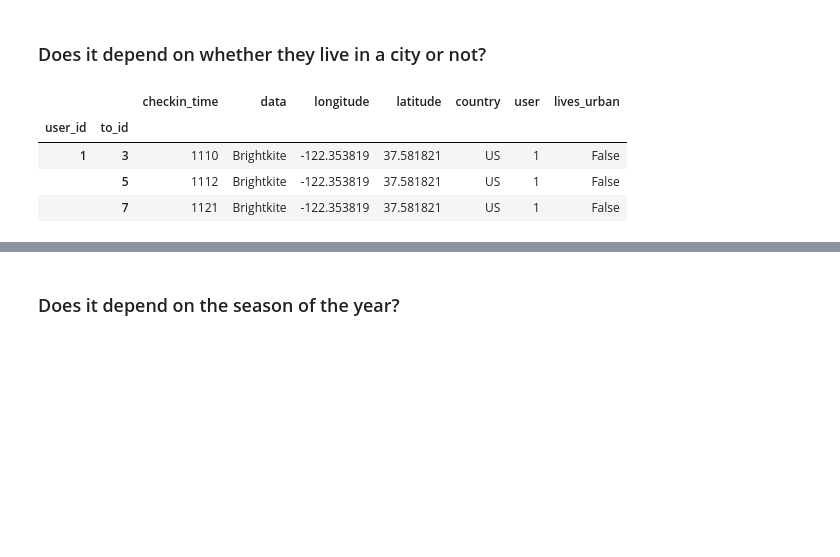
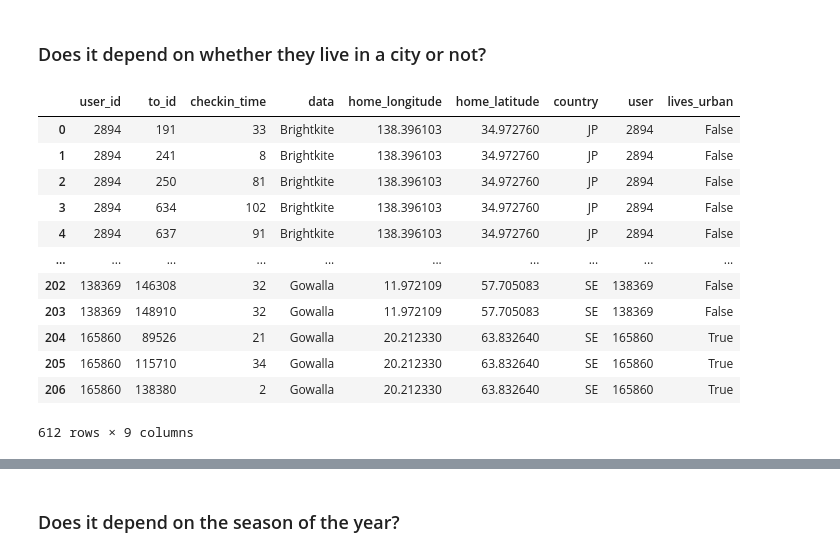
Before and after one commit to epfl-ada/ada-2020-project-milestone-p3-p3_, a Jupyter notebook: research_question_2.ipynb, the cells around one changed output, grey strips where cells are left out. Drawn from its saved outputs; the diff is of its cells as text; code cells hidden in the pictures; blank space fills up the shorter version.

```diff
--- a/research_question_2.ipynb
+++ b/research_question_2.ipynb
@@ -113,4 +90,4 @@ gw_home_locs_ = home_locations(gw_checkins_)
 # %%
 # Add each friend's B home location to the extended dataframe
-bk_checkins_merged = bk_checkins_merged.merge(bk_home_locs_, left_on = "to_id", right_index = True).drop(columns=['location'], axis = 1)
-gw_checkins_merged = gw_checkins_merged.merge(gw_home_locs_, left_on = "to_id", right_index = True).drop(columns=['location'], axis = 1)
+bk_checkins_merged = bk_checkins_merged.merge(B_homes, left_on='to_id', right_index=True)#.drop(columns=['home_longitude_y', 'home_latitude_y'], axis=1)
+gw_checkins_merged = gw_checkins_merged.merge(G_homes, left_on='to_id', right_index=True)#.drop(columns=['home_longitude_y', 'home_latitude_y'], axis=1)
@@ -132,7 +94,7 @@ Length: 811392, dtype: float64
 # %%
 # Calculate the distance between check-ins and friends home
-bk_checkins_merged['distances_to_friend'] = bk_checkins_merged.apply(lambda x: distance((x['latitude_x'], x['longitude_x']), (x['latitude_y'], x['longitude_y'])).km, axis = 1)
-gw_checkins_merged['distances_to_friend'] = gw_checkins_merged.apply(lambda x: distance((x['latitude_x'], x['longitude_x']), (x['latitude_y'], x['longitude_y'])).km, axis = 1)
+bk_checkins_merged['distances_to_friend'] = bk_checkins_merged.apply(lambda x: distance((x['latitude'], x['longitude']), (x['home_latitude'], x['home_longitude'])).km, axis = 1)
+gw_checkins_merged['distances_to_friend'] = gw_checkins_merged.apply(lambda x: distance((x['latitude'], x['longitude']), (x['home_latitude'], x['home_longitude'])).km, axis = 1)
 # %%
 # Investigate if a check-in was a friends visit or not
 # by grouping by check-in id's and checking if any distance is smaller than r
@@ -172,27 +134,35 @@ G_homes = G_homes[G_homes.index.isin(gw_checkins['user_id'])]#.isin()
 # %%
 # Does user live in a city?
-B_merge = B_homes.merge(cities, left_on = 'country', right_on = 'iso2')
-B_merge['distance_to_city'] = B_merge.apply(lambda row: distance((row['latitude'], row['longitude']), (row['lat'],row['lng']) ).km, axis = 1)
+B_merge = B_homes.merge(cities_non_US, left_on = 'country', right_on = 'iso2')
+B_merge['distance_to_city'] = B_merge.apply(lambda row: distance((row['home_latitude'], row['home_longitude']), (row['lat'],row['lng']) ).km, axis = 1)
 B_lives_urban = B_merge.groupby("user").apply(lambda x: (x['distance_to_city'] < x['radius']).any()).to_frame()
 B_lives_urban = B_lives_urban.rename(columns = {0:'lives_urban'})
 B_homes = B_homes.merge(B_lives_urban, left_on = 'user', right_index = True)
 # %%
 # Does user live in a city?
-G_merge = G_homes.merge(cities, left_on = 'country', right_on = 'iso2')
-G_merge['distance_to_city'] = G_merge.apply(lambda row: distance((row['latitude'], row['longitude']), (row['lat'],row['lng']) ).km, axis = 1)
+G_merge = G_homes.merge(cities_non_US, left_on = 'country', right_on = 'iso2')
+G_merge['distance_to_city'] = G_merge.apply(lambda row: distance((row['home_latitude'], row['home_longitude']), (row['lat'],row['lng']) ).km, axis = 1)
 G_lives_urban = G_merge.groupby("user").apply(lambda x: (x['distance_to_city'] < x['radius']).any()).to_frame()
 G_lives_urban = G_lives_urban.rename(columns = {0:'lives_urban'})
 G_homes = G_homes.merge(G_lives_urban, left_on = 'user', right_index = True)
 # %%
 # merge homes and check_ins
-bk_friend_city = bk_friend_visited.merge(B_homes, left_index = True, right_index = True)
-gw_friend_city = gw_friend_visited.merge(G_homes, left_index = True, right_index = True)
+bk_friend_city = bk_friend_visited.reset_index().merge(B_homes, left_on = 'user_id', right_index = True)
+gw_friend_city = gw_friend_visited.reset_index().merge(G_homes, left_on = 'user_id', right_index = True)
 bk_gw_friend_city = bk_friend_city.append(gw_friend_city)
-bk_gw_friend_city.head(3)
+bk_gw_friend_city
 # %% [output]
-|  |  | checkin_time | data | longitude | latitude | country | user | lives_urban |
-| user_id | to_id |  |  |  |  |  |  |  |
-| 1 | 3 | 1110 | Brightkite | -122.353819 | 37.581821 | US | 1 | False |
-|  | 5 | 1112 | Brightkite | -122.353819 | 37.581821 | US | 1 | False |
-|  | 7 | 1121 | Brightkite | -122.353819 | 37.581821 | US | 1 | False |
+|  | user_id | to_id | checkin_time | data | home_longitude | home_latitude | country | user | lives_urban |
+| 0 | 2894 | 191 | 33 | Brightkite | 138.396103 | 34.972760 | JP | 2894 | False |
+| 1 | 2894 | 241 | 8 | Brightkite | 138.396103 | 34.972760 | JP | 2894 | False |
+| 2 | 2894 | 250 | 81 | Brightkite | 138.396103 | 34.972760 | JP | 2894 | False |
+| 3 | 2894 | 634 | 102 | Brightkite | 138.396103 | 34.972760 | JP | 2894 | False |
+| 4 | 2894 | 637 | 91 | Brightkite | 138.396103 | 34.972760 | JP | 2894 | False |
+| ... | ... | ... | ... | ... | ... | ... | ... | ... | ... |
+| 202 | 138369 | 146308 | 32 | Gowalla | 11.972109 | 57.705083 | SE | 138369 | False |
+| 203 | 138369 | 148910 | 32 | Gowalla | 11.972109 | 57.705083 | SE | 138369 | False |
+| 204 | 165860 | 89526 | 21 | Gowalla | 20.212330 | 63.832640 | SE | 165860 | True |
+| 205 | 165860 | 115710 | 34 | Gowalla | 20.212330 | 63.832640 | SE | 165860 | True |
+| 206 | 165860 | 138380 | 2 | Gowalla | 20.212330 | 63.832640 | SE | 165860 | True |
+612 rows × 9 columns
 # %%
```
Also changed, not shown: parts of 51 cells of this notebook, 4 other files.
